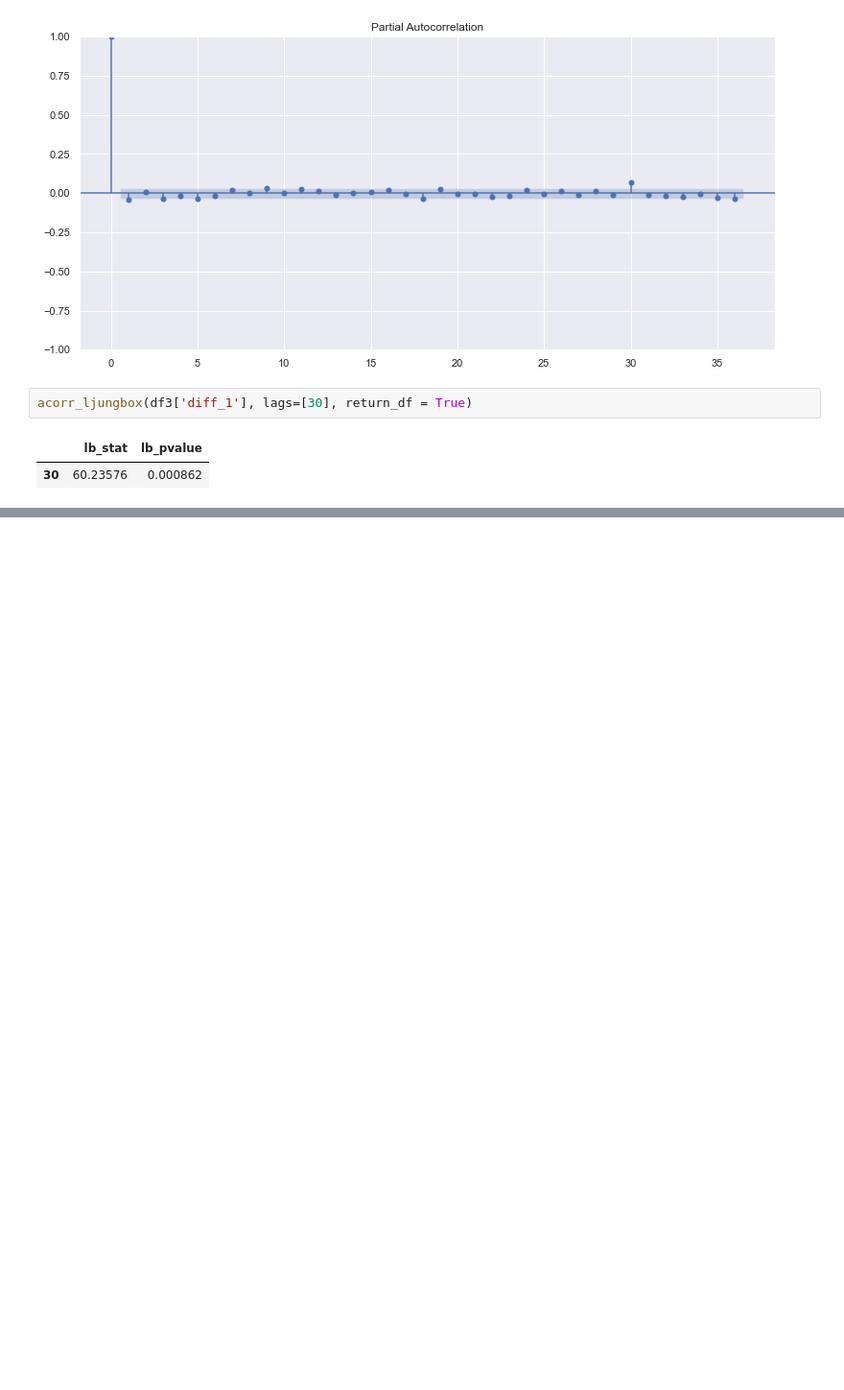
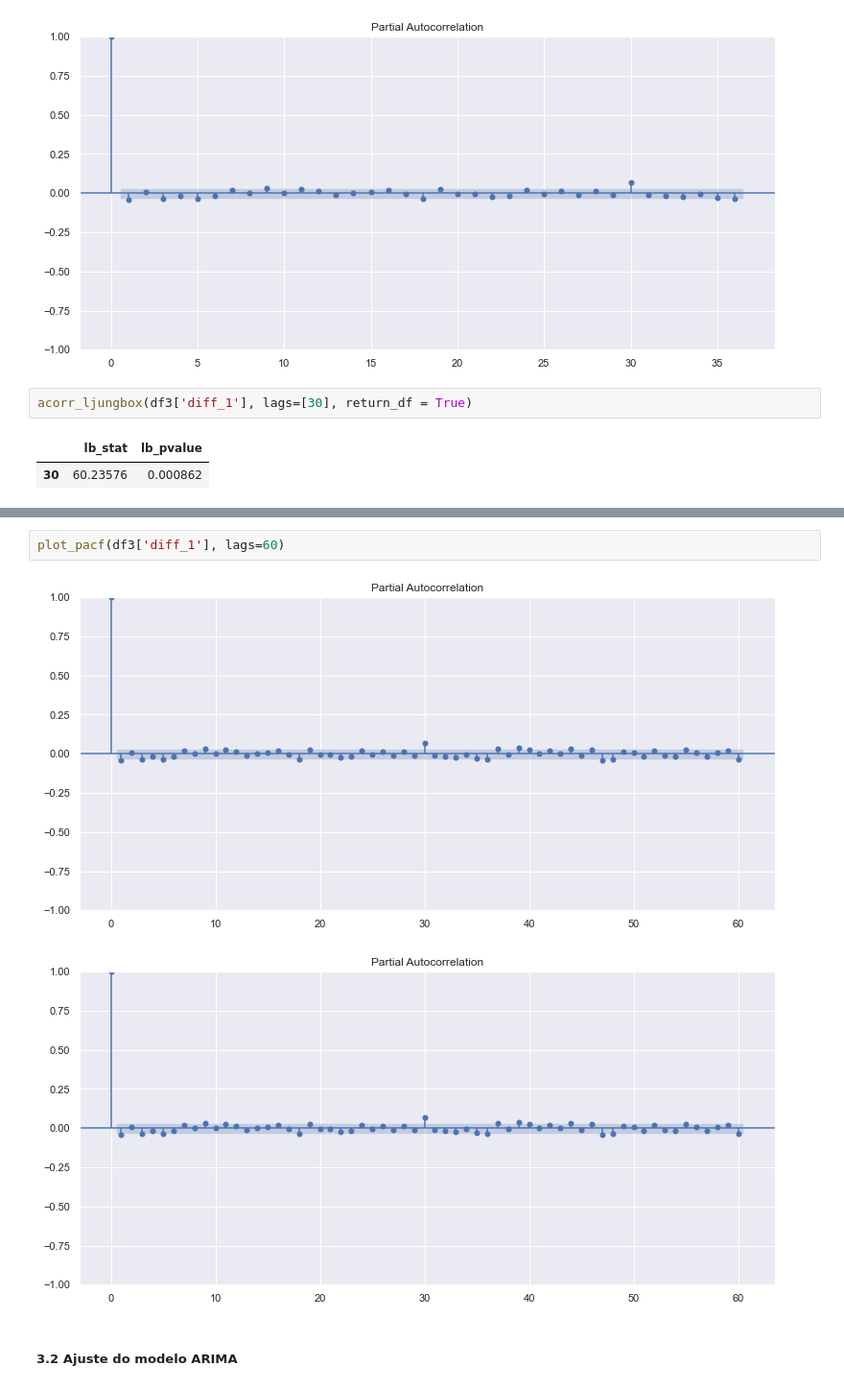
Before and after one commit to joaovictordesouzaduarte/tcc, a Jupyter notebook: exchange_rate_volatility.ipynb, the cells around one changed output, grey strips where cells are left out. Shown at 96% size. Drawn from its saved outputs; the diff is of its cells as text; blank space fills up the shorter version.

```diff
--- a/exchange_rate_volatility.ipynb
+++ b/exchange_rate_volatility.ipynb
@@ -255,0 +262,7 @@ acorr_ljungbox(df3['diff_1'], lags=[30], return_df = True)
+# %%
+plot_pacf(df3['diff_1'], lags=60)
+# %% [output]
+[figure, added]
+[figure, added]
+# %% [markdown]
+##### **3.2 Ajuste do modelo ARIMA**
```
Also changed, not shown: parts of 12 cells of this notebook, 3 other files.
